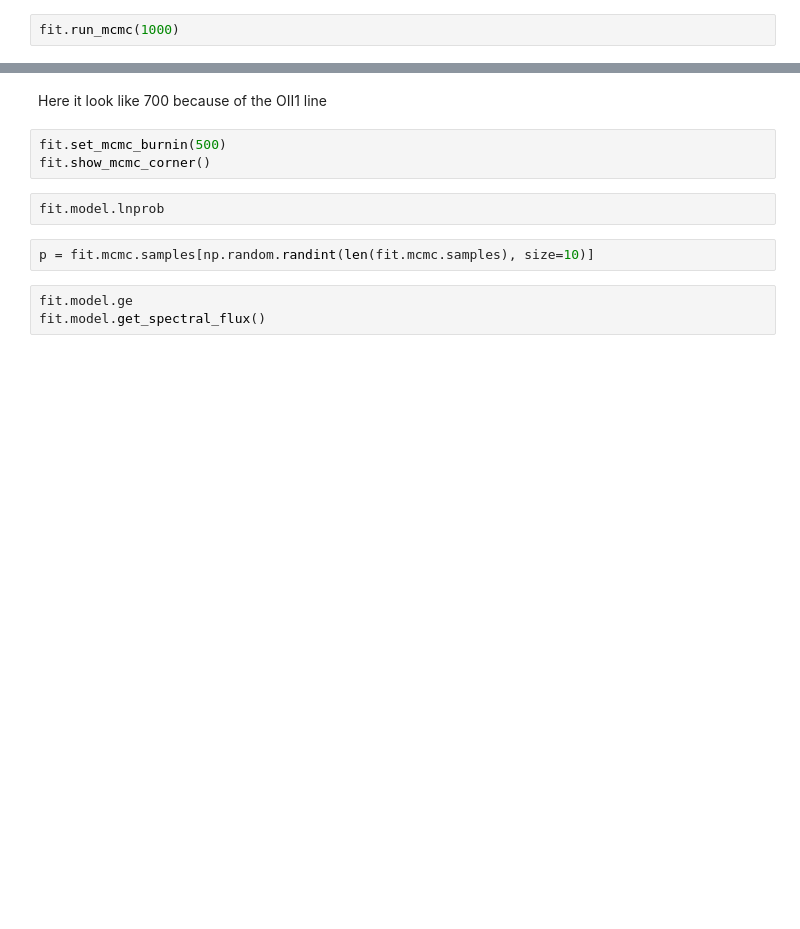
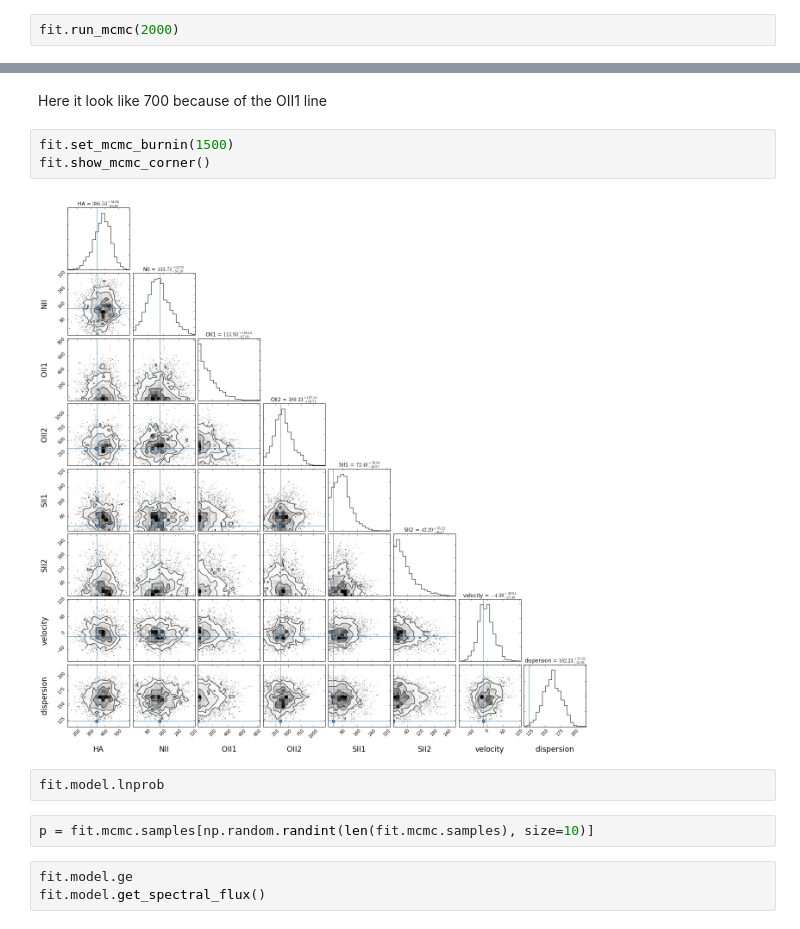
Before and after one commit to MickaelRigault/modefit, a Jupyter notebook: notebooks/MCMC_on_spectral_lines.ipynb, the cells around one changed output, grey strips where cells are left out. Saved outputs shown, nothing was run; the diff lists cells and outputs as text; blank space fills up the shorter version.

```diff
--- a/notebooks/MCMC_on_spectral_lines.ipynb
+++ b/notebooks/MCMC_on_spectral_lines.ipynb
@@ -65,5 +63,5 @@ import snakeviz
 # %%
-fit.run_mcmc(1000)
+fit.run_mcmc(2000)
 # %% [markdown]
 You need to visualize the walkers to identify the burn-in value
 # %%
@@ -71,8 +71,10 @@ fit.show_mcmcwalkers()
 # %% [markdown]
 Here it look like 700 because of the OII1 line
 # %%
-fit.set_mcmc_burnin(500)
+fit.set_mcmc_burnin(1500)
 fit.show_mcmc_corner()
+# %% [output]
+[figure, added]
 # %%
 fit.model.lnprob
 # %%
```
Also changed, not shown: parts of 10 cells of this notebook, 3 other files.
